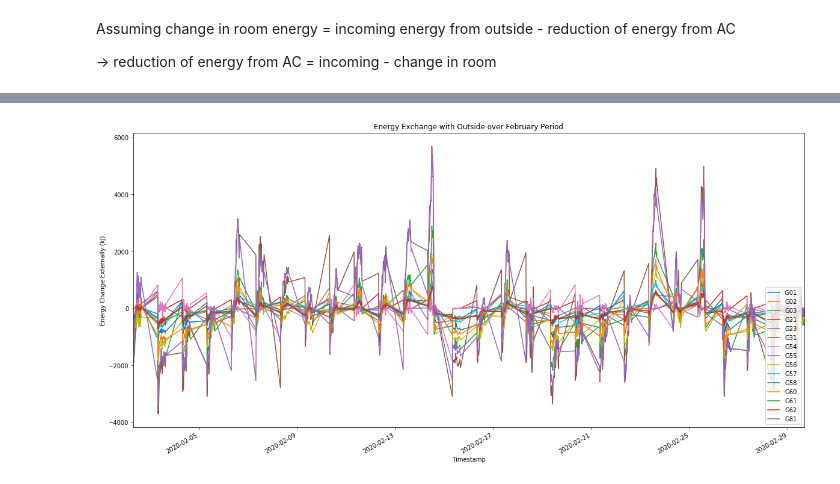
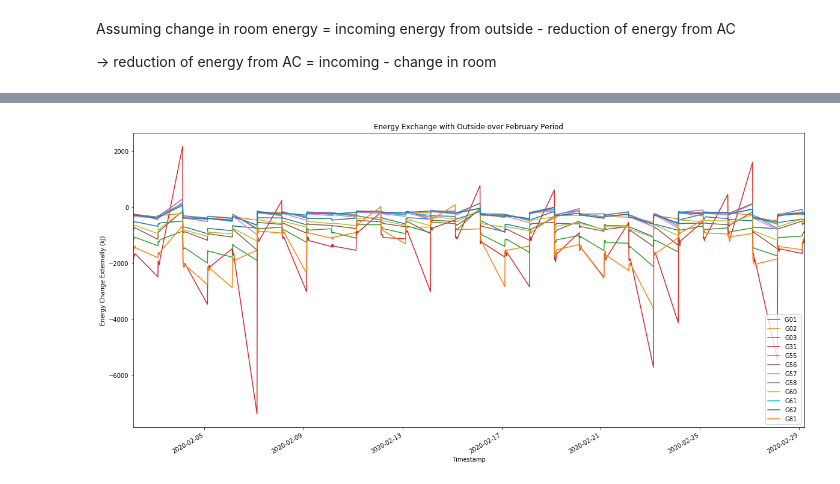
Before and after one commit to Pencilvesterr/TRC4200_LTB, a Jupyter notebook: master_notebook.ipynb, the cells around one changed output, grey strips where cells are left out. Saved outputs shown, nothing was run; the diff lists cells and outputs as text; code cells hidden in the pictures.

```diff
--- a/master_notebook.ipynb
+++ b/master_notebook.ipynb
@@ -17,6 +13,16 @@ df_room_info = create_room_info_df(room_info_raw)
+# %%
+df_ltb_temps = create_temp_df(df_fcu_sth_raw, df_fcu_nth_raw, df_ahu_raw)
+df_chiller_boiler_power = create_chiller_boiler_power_df(df_chiller_boiler_raw)
+df_room_info = create_room_info_df(room_info_raw)
+
+# Ignore rooms with no external walls
+df_ltb_temps = df_ltb_temps.drop(['FCU-24 ZnTmp', 'AHU-B1-02 ZnTmp_1', 'AHU-B1-02 ZnTmp_2','FCU-16 ZnTmp', 'FCU-15 ZnTmp'], axis=1)
+df_room_info = df_room_info[df_room_info['AHU / FCU'] != 'AHU-B1-02']
+df_room_info = df_room_info[df_room_info['AHU / FCU'] != 'FCU-16']
+df_room_info = df_room_info[df_room_info['AHU / FCU'] != 'FCU-15']
 # %%
-df_energy_room_change = energyLossAllRooms(df_ltb_temps, df_room_info, time_frame=["08:00", "16:00"])
-df_energy_external = energy_to_building(df_ltb_temps, df_room_info, time_frame=["08:00", "16:00"])
+df_energy_room_change = energyLossAllRooms(df_ltb_temps, df_room_info, time_frame=["03:00", "5:00"])
+df_energy_external = energy_to_building(df_ltb_temps, df_room_info, time_frame=["03:00", "5:00"])
 # %% [markdown]
 # Plotting results
 # %% [markdown]
@@ -73,6 +102,6 @@ Assuming change in room energy = incoming energy from outside - reduction of ene
 
 -> reduction of energy from AC = incoming - change in room
 # %%
-reduction = df_energy_external - df_energy_room_change
-reduction.iloc[:2]
+df_effectice_ac_energy = df_energy_external - df_energy_room_change
+df_effectice_ac_energy.iloc[1:3]
 # %% [output]
@@ -97,14 +126,14 @@ df_energy_room_change.iloc[:2]
 # %%
  # Get current axis
 fig= plt.figure(figsize=(20,10))
 ax = plt.gca()
 ax.set_title("Energy Exchange with Outside over February Period")
 ax.set_ylabel("Energy Change Externally (kJ)")
-for col in reduction.columns:
-    reduction[col].plot(kind='line', ax=ax, legend=True)
+for col in df_effectice_ac_energy.columns:
+    df_effectice_ac_energy[col].plot(kind='line', ax=ax, legend=True)
 
 plt.legend(loc="lower right")
 plt.show()
 # %% [output]
-[figure, old version]
+[figure, new version]
 # %%
```
Also changed, not shown: parts of 11 cells of this notebook.
